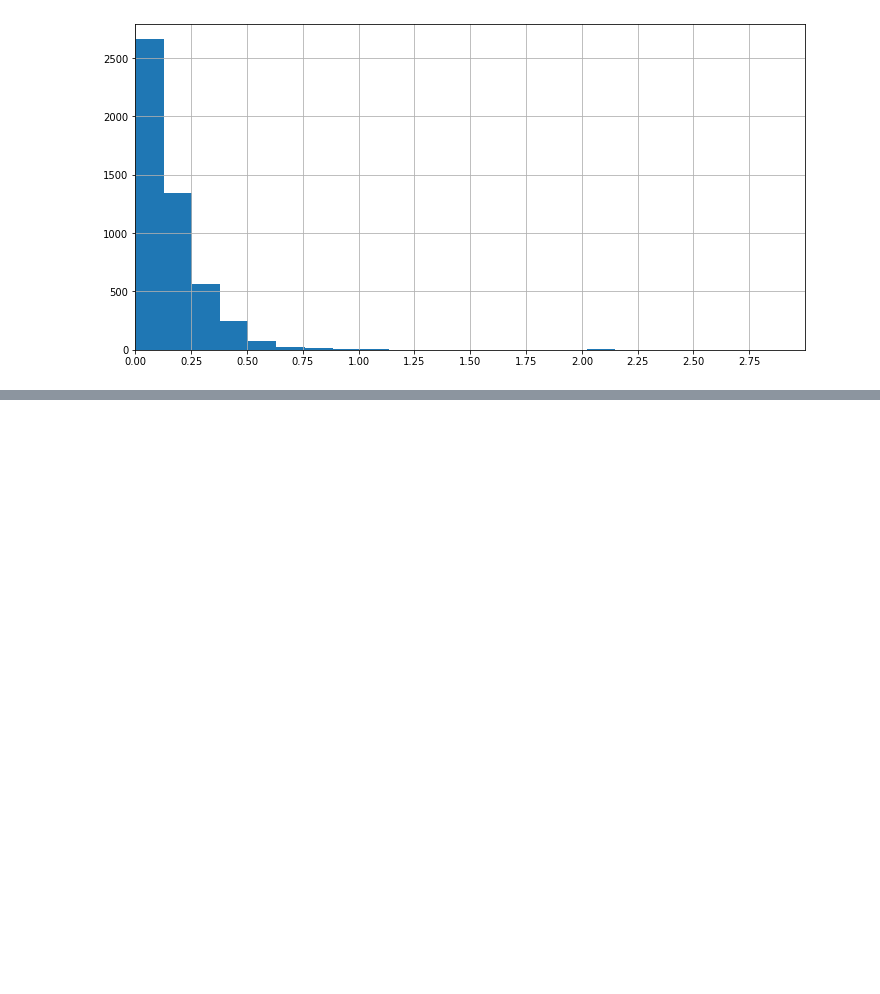
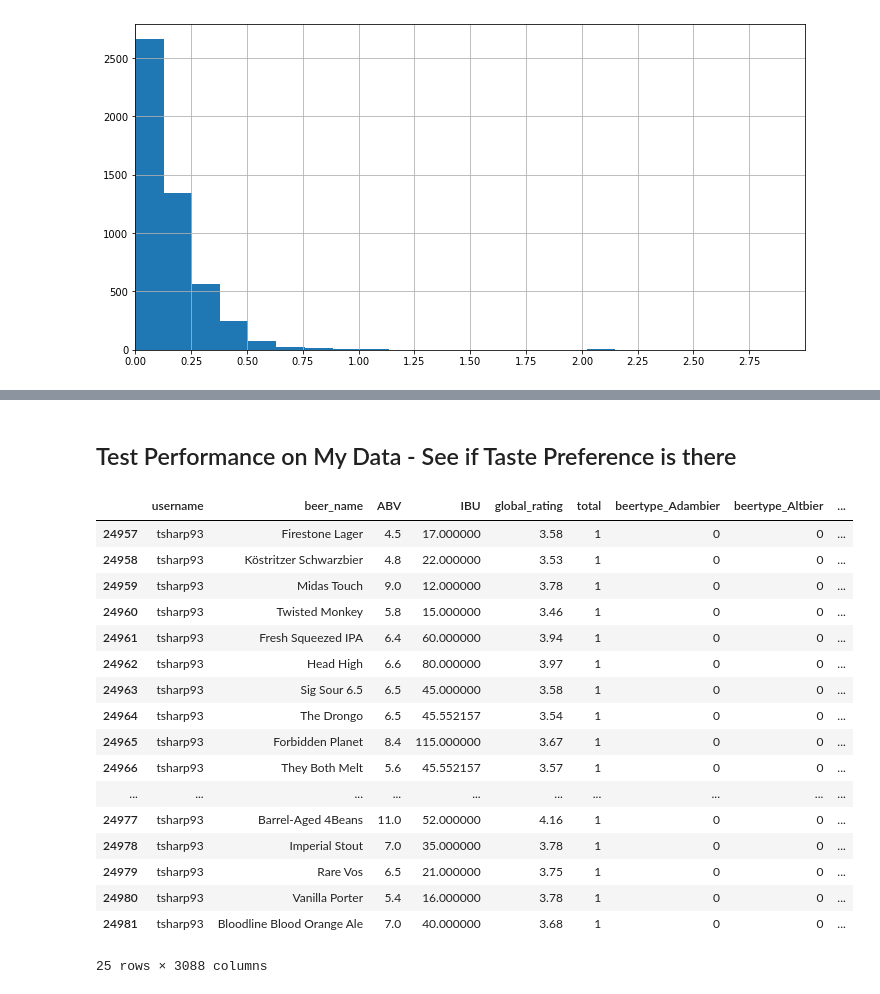
Before and after one commit to tomsharp/BeerMe, a Jupyter notebook: notebooks/whole_dataset.ipynb, the cells around one changed output, grey strips where cells are left out. Drawn from its saved outputs; the diff is of its cells as text; code cells hidden in the pictures; blank space fills up the shorter version.

```diff
--- a/notebooks/whole_dataset.ipynb
+++ b/notebooks/whole_dataset.ipynb
@@ -261,0 +268,24 @@ results_df
+# %% [markdown]
+## Test Performance on My Data - See if Taste Preference is there
+# %%
+my_data = df[df['username'] == 'tsharp93']
+my_data
+# %% [output]
+|  | username | beer_name | ABV | IBU | global_rating | total | beertype_Adambier | beertype_Altbier | ... |
+| 24957 | tsharp93 | Firestone Lager | 4.5 | 17.000000 | 3.58 | 1 | 0 | 0 | ... |
+| 24958 | tsharp93 | Köstritzer Schwarzbier | 4.8 | 22.000000 | 3.53 | 1 | 0 | 0 | ... |
+| 24959 | tsharp93 | Midas Touch | 9.0 | 12.000000 | 3.78 | 1 | 0 | 0 | ... |
+| 24960 | tsharp93 | Twisted Monkey | 5.8 | 15.000000 | 3.46 | 1 | 0 | 0 | ... |
+| 24961 | tsharp93 | Fresh Squeezed IPA | 6.4 | 60.000000 | 3.94 | 1 | 0 | 0 | ... |
+| 24962 | tsharp93 | Head High | 6.6 | 80.000000 | 3.97 | 1 | 0 | 0 | ... |
+| 24963 | tsharp93 | Sig Sour 6.5 | 6.5 | 45.000000 | 3.58 | 1 | 0 | 0 | ... |
+| 24964 | tsharp93 | The Drongo | 6.5 | 45.552157 | 3.54 | 1 | 0 | 0 | ... |
+| 24965 | tsharp93 | Forbidden Planet | 8.4 | 115.000000 | 3.67 | 1 | 0 | 0 | ... |
+| 24966 | tsharp93 | They Both Melt | 5.6 | 45.552157 | 3.57 | 1 | 0 | 0 | ... |
+| ... | ... | ... | ... | ... | ... | ... | ... | ... | ... |
+| 24977 | tsharp93 | Barrel-Aged 4Beans | 11.0 | 52.000000 | 4.16 | 1 | 0 | 0 | ... |
+| 24978 | tsharp93 | Imperial Stout | 7.0 | 35.000000 | 3.78 | 1 | 0 | 0 | ... |
+| 24979 | tsharp93 | Rare Vos | 6.5 | 21.000000 | 3.75 | 1 | 0 | 0 | ... |
+| 24980 | tsharp93 | Vanilla Porter | 5.4 | 16.000000 | 3.78 | 1 | 0 | 0 | ... |
+| 24981 | tsharp93 | Bloodline Blood Orange Ale | 7.0 | 40.000000 | 3.68 | 1 | 0 | 0 | ... |
+25 rows × 3088 columns
```
Also changed, not shown: parts of 16 cells of this notebook, 2 other files.
